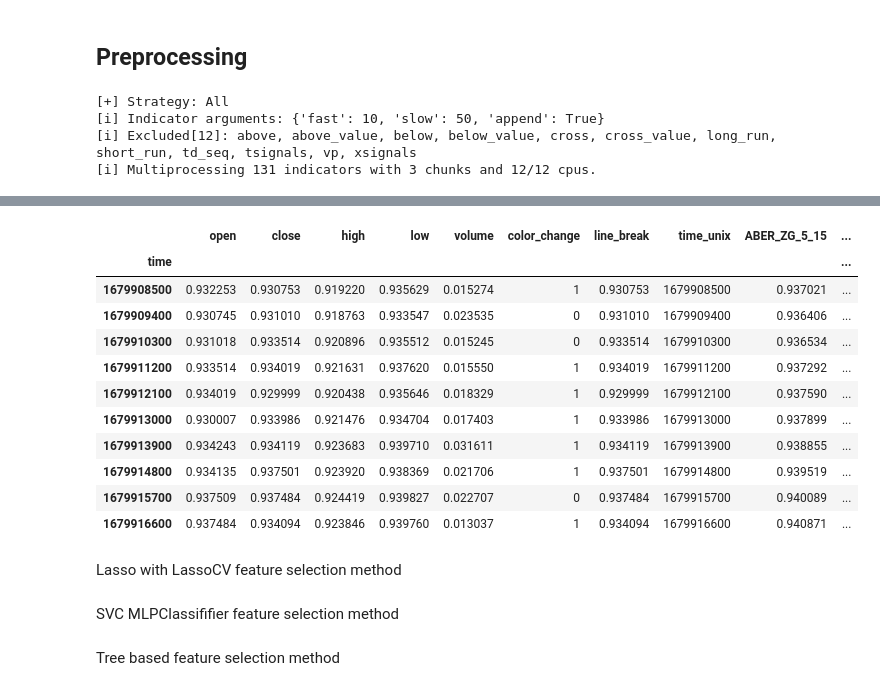
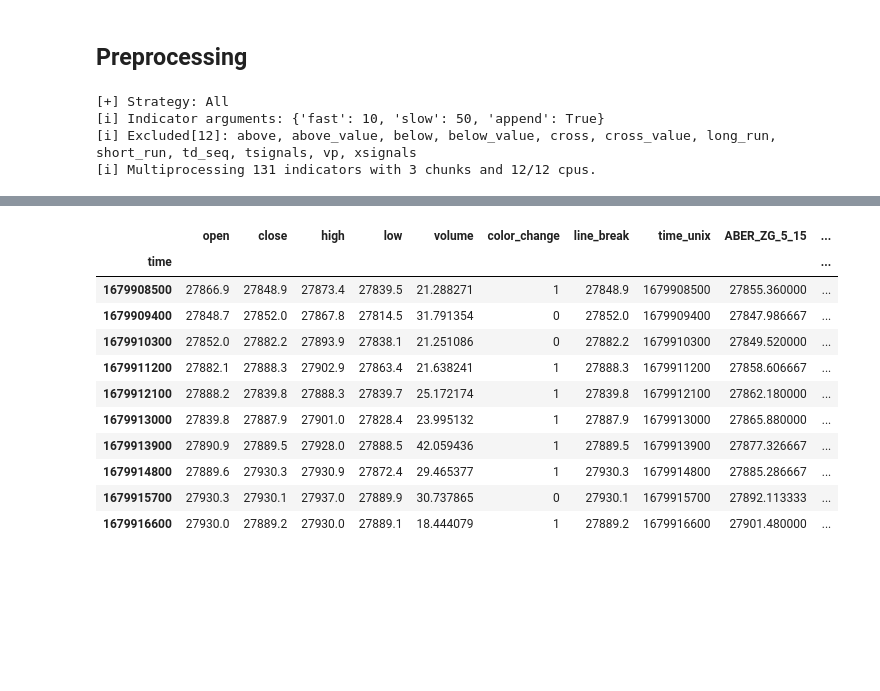
Before and after one commit to Jnorm911/websocket_trading, a Jupyter notebook: src/binary_classification/lstm/lstm_v5.ipynb, the cells around one changed output, grey strips where cells are left out. Cells and saved outputs as stored; diff of their text form; code cells hidden in the pictures; blank space fills up the shorter version.

```diff
--- a/src/binary_classification/lstm/lstm_v5.ipynb
+++ b/src/binary_classification/lstm/lstm_v5.ipynb
@@ -1106,26 +1086,12 @@ if np.isinf(df).values.sum() > 0:
     df = df.fillna(method="ffill")  # or use any other method you deem appropriate
 
 
-# Finding problem features for standard scalar
+# Finding problem features for scalar
 non_num_features = df.select_dtypes(exclude=["int32", "int64", "float32", "float64"])
 print("Fix these features:\n")
 for col, dtype in non_num_features.dtypes.items():
     print(f"{col}: {dtype}")
 
-
-# Select numeric columns which need to be scaled
-do_not_scale_columns = [
-    "time_unix",
-    "minute",
-    "hour",
-    "day",
-    "month",
-    "color_change",
-]
-scaler = MinMaxScaler()
-for col in df.columns:
-    if col not in do_not_scale_columns:
-        df[col] = scaler.fit_transform(df[[col]])
 
 X = df.drop("color_change", axis=1)
 y = df["color_change"]
@@ -1154,14 +1120,12 @@ Total features in DataFrame:  572
 |  | open | close | high | low | volume | color_change | line_break | time_unix | ABER_ZG_5_15 | ... |
 | time |  |  |  |  |  |  |  |  |  | ... |
-| 1679908500 | 0.932253 | 0.930753 | 0.919220 | 0.935629 | 0.015274 | 1 | 0.930753 | 1679908500 | 0.937021 | ... |
-| 1679909400 | 0.930745 | 0.931010 | 0.918763 | 0.933547 | 0.023535 | 0 | 0.931010 | 1679909400 | 0.936406 | ... |
-| 1679910300 | 0.931018 | 0.933514 | 0.920896 | 0.935512 | 0.015245 | 0 | 0.933514 | 1679910300 | 0.936534 | ... |
-| 1679911200 | 0.933514 | 0.934019 | 0.921631 | 0.937620 | 0.015550 | 1 | 0.934019 | 1679911200 | 0.937292 | ... |
-| 1679912100 | 0.934019 | 0.929999 | 0.920438 | 0.935646 | 0.018329 | 1 | 0.929999 | 1679912100 | 0.937590 | ... |
-| 1679913000 | 0.930007 | 0.933986 | 0.921476 | 0.934704 | 0.017403 | 1 | 0.933986 | 1679913000 | 0.937899 | ... |
-| 1679913900 | 0.934243 | 0.934119 | 0.923683 | 0.939710 | 0.031611 | 1 | 0.934119 | 1679913900 | 0.938855 | ... |
-| 1679914800 | 0.934135 | 0.937501 | 0.923920 | 0.938369 | 0.021706 | 1 | 0.937501 | 1679914800 | 0.939519 | ... |
-| 1679915700 | 0.937509 | 0.937484 | 0.924419 | 0.939827 | 0.022707 | 0 | 0.937484 | 1679915700 | 0.940089 | ... |
-| 1679916600 | 0.937484 | 0.934094 | 0.923846 | 0.939760 | 0.013037 | 1 | 0.934094 | 1679916600 | 0.940871 | ... |
+| 1679908500 | 27866.9 | 27848.9 | 27873.4 | 27839.5 | 21.288271 | 1 | 27848.9 | 1679908500 | 27855.360000 | ... |
+| 1679909400 | 27848.7 | 27852.0 | 27867.8 | 27814.5 | 31.791354 | 0 | 27852.0 | 1679909400 | 27847.986667 | ... |
+| 1679910300 | 27852.0 | 27882.2 | 27893.9 | 27838.1 | 21.251086 | 0 | 27882.2 | 1679910300 | 27849.520000 | ... |
+| 1679911200 | 27882.1 | 27888.3 | 27902.9 | 27863.4 | 21.638241 | 1 | 27888.3 | 1679911200 | 27858.606667 | ... |
+| 1679912100 | 27888.2 | 27839.8 | 27888.3 | 27839.7 | 25.172174 | 1 | 27839.8 | 1679912100 | 27862.180000 | ... |
+| 1679913000 | 27839.8 | 27887.9 | 27901.0 | 27828.4 | 23.995132 | 1 | 27887.9 | 1679913000 | 27865.880000 | ... |
+| 1679913900 | 27890.9 | 27889.5 | 27928.0 | 27888.5 | 42.059436 | 1 | 27889.5 | 1679913900 | 27877.326667 | ... |
+| 1679914800 | 27889.6 | 27930.3 | 27930.9 | 27872.4 | 29.465377 | 1 | 27930.3 | 1679914800 | 27885.286667 | ... |
+| 1679915700 | 27930.3 | 27930.1 | 27937.0 | 27889.9 | 30.737865 | 0 | 27930.1 | 1679915700 | 27892.113333 | ... |
+| 1679916600 | 27930.0 | 27889.2 | 27930.0 | 27889.1 | 18.444079 | 1 | 27889.2 | 1679916600 | 27901.480000 | ... |
-# %% [markdown]
-Lasso with LassoCV feature selection method
@@ -1227,2 +1131,0 @@ results.to_csv("lasso_feature_selection_results.csv", index=False)
-# %% [markdown]
-SVC MLPClassififier feature selection method
@@ -1297,2 +1131,0 @@ results.to_csv("svc_mlp_feature_selection_results.csv", index=False)
-# %% [markdown]
-Tree based feature selection method
```
Also changed, not shown: parts of 18 cells of this notebook, 7 other files.
